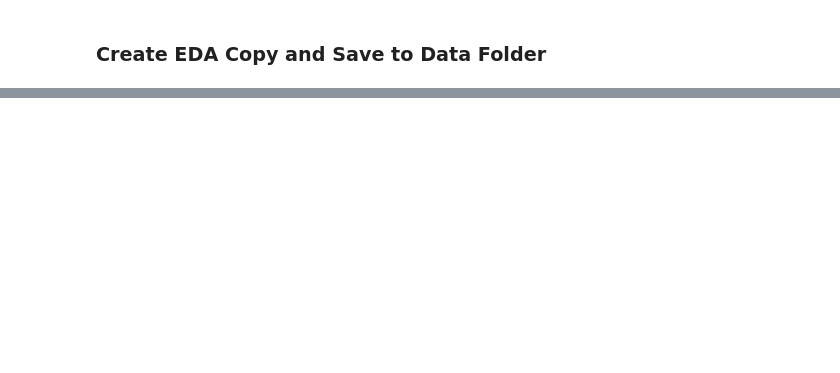
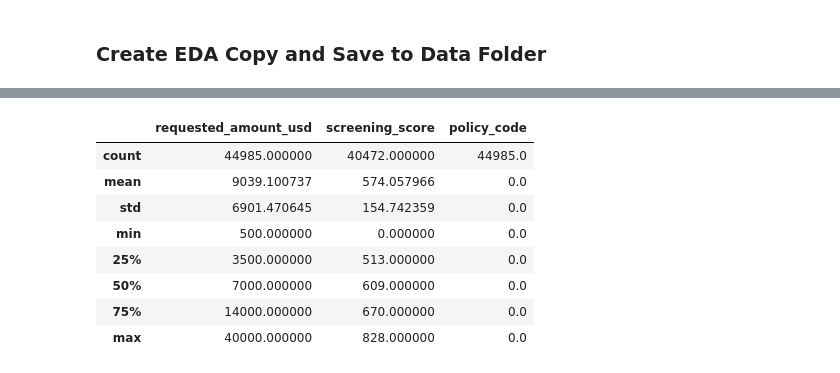
Before and after one commit to JoseAlberto88/Credit-Default-Risk-Analysis, a Jupyter notebook: python/Python_project_group3.ipynb, the cells around one changed output, grey strips where cells are left out. Drawn from its saved outputs; the diff is of its cells as text; code cells hidden in the pictures; blank space fills up the shorter version.

```diff
--- a/python/Python_project_group3.ipynb
+++ b/python/Python_project_group3.ipynb
@@ -1123,0 +1134,6 @@ apps_eda.head()
+# %%
+import pandas as pd
+import numpy as np
+
+inq = pd.read_csv('../data/creditrisk_inquiries_final.csv')
+inq.info()
@@ -1123,0 +1208,3 @@ apps_eda.head()
+# %%
+# Checking for duplicates
+inq = inq.drop_duplicates()
@@ -1123,0 +1235,13 @@ apps_eda.head()
+# %%
+# Statistic analysis for all the continuous variables
+inq.select_dtypes(include=['int64', 'float64']).describe()
+# %% [output]
+|  | requested_amount_usd | screening_score | policy_code |
+| count | 44985.000000 | 40472.000000 | 44985.0 |
+| mean | 9039.100737 | 574.057966 | 0.0 |
+| std | 6901.470645 | 154.742359 | 0.0 |
+| min | 500.000000 | 0.000000 | 0.0 |
+| 25% | 3500.000000 | 513.000000 | 0.0 |
+| 50% | 7000.000000 | 609.000000 | 0.0 |
+| 75% | 14000.000000 | 670.000000 | 0.0 |
+| max | 40000.000000 | 828.000000 | 0.0 |
```
Also changed, not shown: parts of 10 cells of this notebook.
